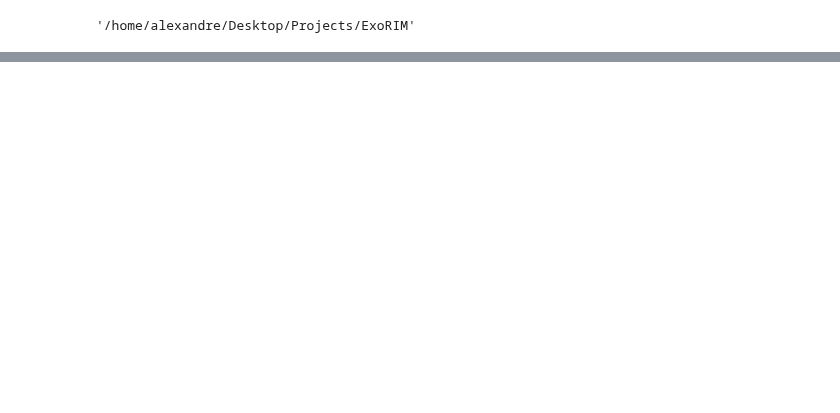
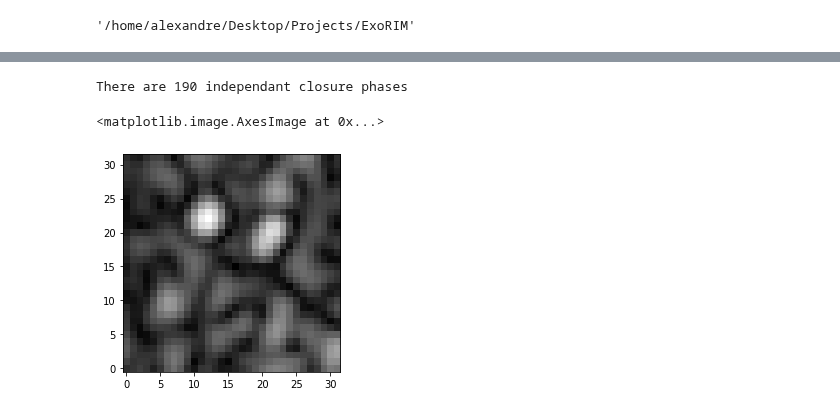
Before and after one commit to AlexandreAdam/ExoRIM, a Jupyter notebook: notebooks/analyse_20-06-07_22-42-35.ipynb, the cells around one changed output, grey strips where cells are left out. Saved outputs shown, nothing was run; the diff lists cells and outputs as text; code cells hidden in the pictures; blank space fills up the shorter version.

```diff
--- a/notebooks/analyse_20-06-07_22-42-35.ipynb
+++ b/notebooks/analyse_20-06-07_22-42-35.ipynb
@@ -155,0 +152,27 @@ plt.show()
+# %%
+np.random.seed(42)
+N = 21
+wavel = 1e-6
+pix = 32
+plate_scale = 1
+L = 100
+m = 10
+SNR =10000
+circle_mask = np.zeros((N, 2))
+for i in range(N):
+    circle_mask[i, 0] = (L + np.random.normal(0, m)) * np.cos(2 * np.pi * i / N)
+    circle_mask[i, 1] = (L + np.random.normal(0, m)) * np.sin(2 * np.pi * i / N)
+baselines = exo.bispectrum.Baselines(mask_coordinates=circle_mask)
+cpo = exo.bispectrum.phase_closure_operator(baselines)
+dftm = exo.definitions.one_sided_DFTM(baselines.UVC, wavel, pix, plate_scale)
+dftm_i = exo.definitions.one_sided_DFTM(baselines.UVC, wavel, pix, plate_scale, inv=True)
+m2pix = exo.definitions.mas2rad(plate_scale) * pix / wavel
+# phys = PhysicalModel(circle_mask, hyperparameters["pixels"], visibility_noise=1e-3, cp_noise=1e-5, m2pix=m2pix)
+phys = exo.model.PhysicalModelv2(pix, cpo, dftm, dftm_i, SNR)
+forward = phys.forward(np.reshape(ground_truth[index], [-1, pix, pix, 1]))
+reconstructed_image = np.dot(dftm_i, forward[0, :-phys.q].numpy())
+plt.imshow(np.reshape(np.abs(reconstructed_image), [pix, pix]), cmap="gray")
+# %% [output]
+There are 190 independant closure phases
+<matplotlib.image.AxesImage at 0x...>
+[figure, added]
```
Also changed, not shown: parts of 10 cells of this notebook, 8 other files.
